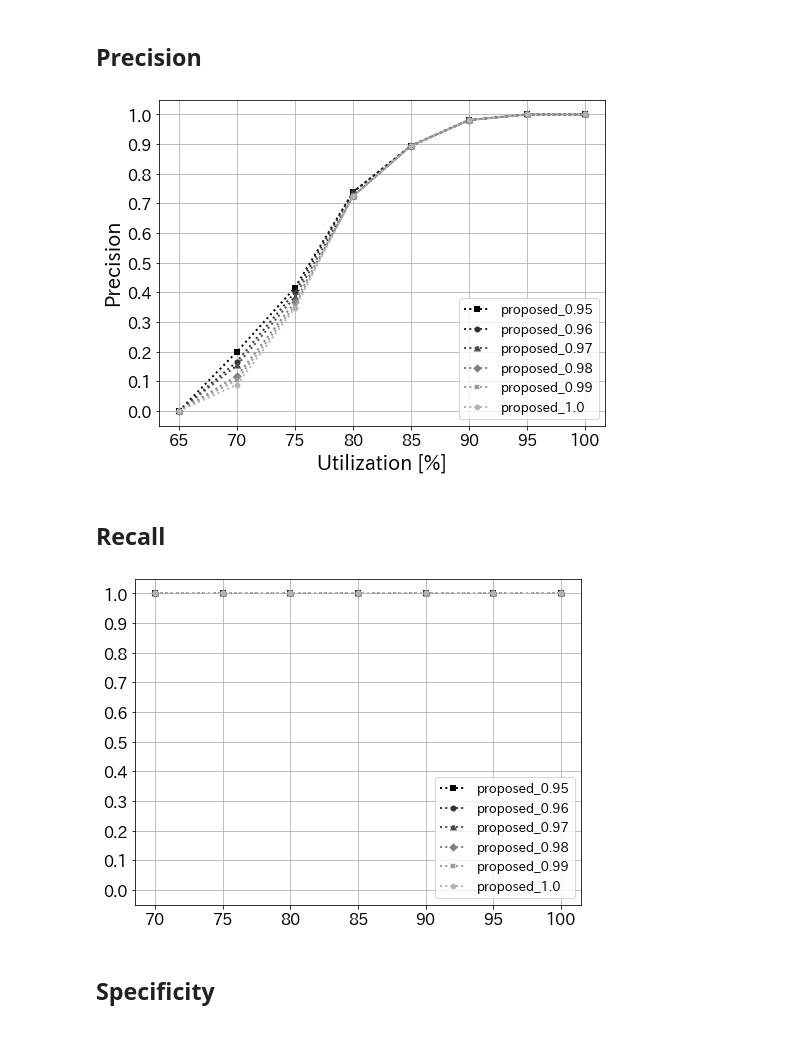
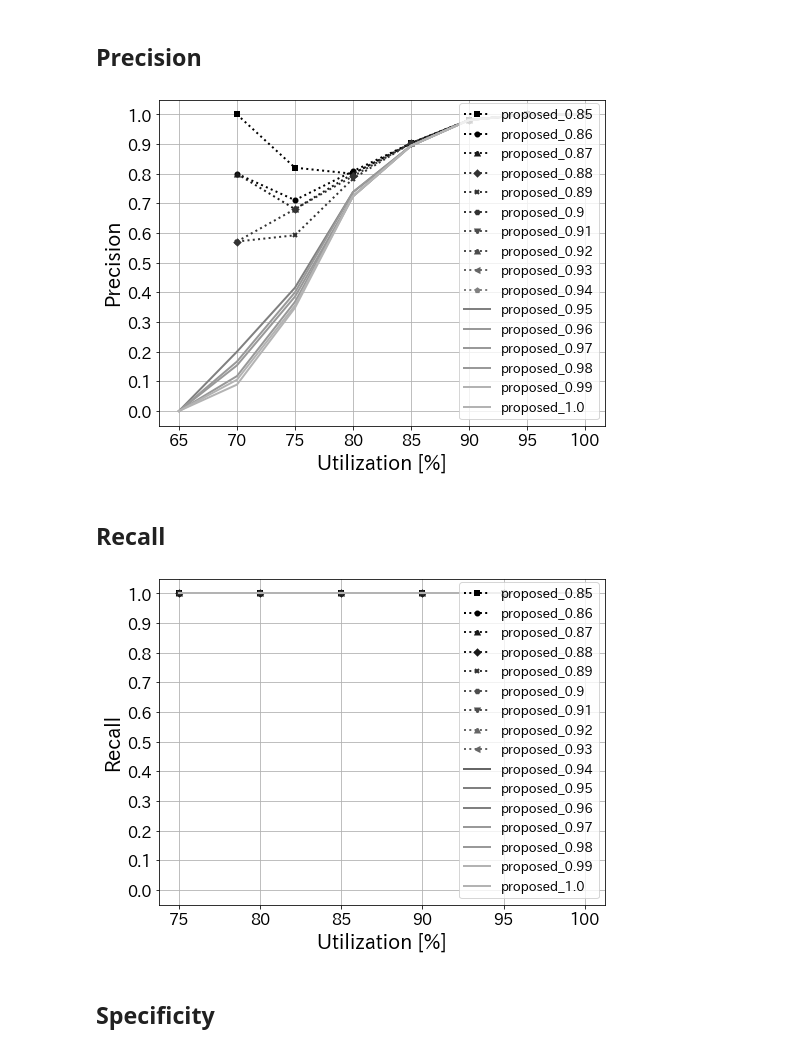
Before and after one commit to atsushi421/DED_simulator, a Jupyter notebook: analyze_results_refactor.ipynb, the cells around one changed output. Drawn from its saved outputs; the diff is of its cells as text; code cells hidden in the pictures.

```diff
--- a/analyze_results_refactor.ipynb
+++ b/analyze_results_refactor.ipynb
@@ -97,7 +97,7 @@ import numpy as np
 
 METHOD_NAMES = ['proposed', 'Igarashi', 'Saidi', 'EDF']
 UTILIZATION_VALUES = [int(c) for c in np.arange(55, 100.1, 5)]
-PERCENTILES = [0.95, 0.96, 0.97, 0.98, 0.99, 1.0]
+PERCENTILES = [round(p, 2) for p in np.arange(0.85, 1.001, 0.01)]
 
 utilization_df_dict = {}
 for method in METHOD_NAMES:
@@ -169,16 +169,18 @@ def create_utilization_df(
 # %%
 source_keys = [f'proposed_{p}' for p in PERCENTILES]
 precision_df = create_utilization_df(source_keys, 'precision')
+# precision_df
 line_plot(precision_df, 'Utilization [%]', 'Precision')
 # %% [output]
-[figure, old version]
+[figure, new version]
 # %% [markdown]
 ## Recall
 # %%
 recall_df = create_utilization_df(source_keys, 'recall')
-line_plot(recall_df)
+recall_df.drop('70', axis=0, inplace=True)
+line_plot(recall_df, 'Utilization [%]', 'Recall')
 # %% [output]
-[figure, old version]
+[figure, new version]
 # %% [markdown]
 ## Specificity
 # %%
```
Also changed, not shown: parts of 6 cells of this notebook, 7 other files.
